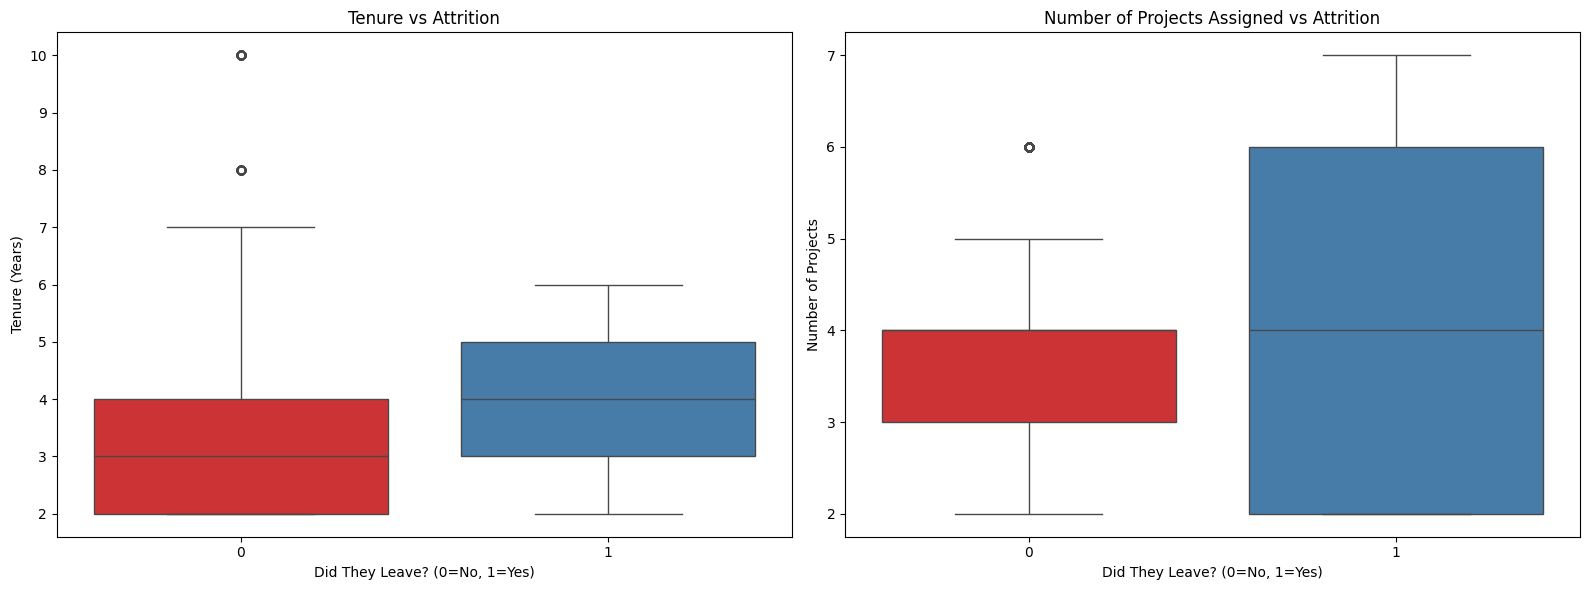
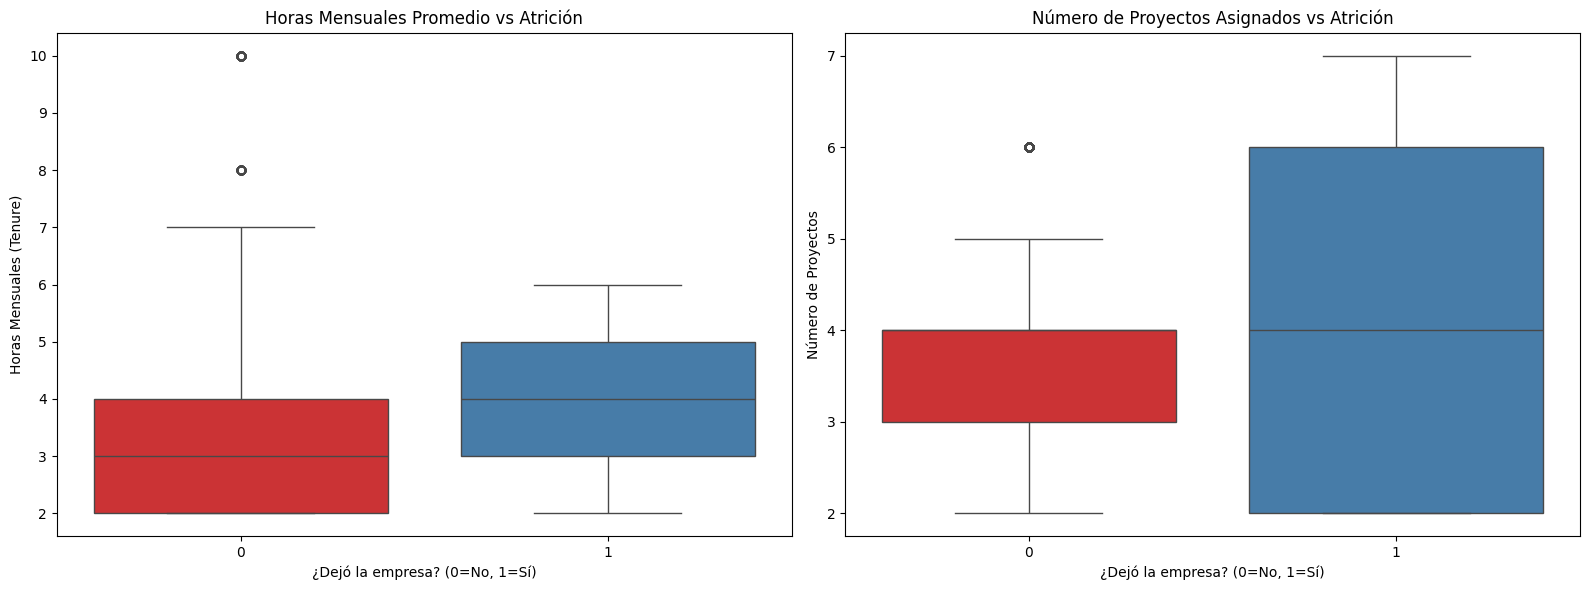
The change to this notebook cell's code, shown as a diff; its figure went from the first image to the second:
--- before
+++ after
@@ -1,16 +1,15 @@
-### Boxplots for critical features by attrition status
 fig, ax = plt.subplots(1, 2, figsize=(16, 6))
 
-## Boxplot of average monthly hours by attrition status
-sns.boxplot(data=df, x='left', y='tenure', ax=ax[0], palette='Set1')
-ax[0].set_title('Tenure vs Attrition')
-ax[0].set_xlabel('Did They Leave? (0=No, 1=Yes)')
-ax[0].set_ylabel('Tenure (Years)')
+# Boxplot of Average Monthly Hours (Renamed to tenure) vs Attrition
+sns.boxplot(data=df, x='left', y='tenure', hue='left', ax=ax[0], palette='Set1', legend=False)
+ax[0].set_title('Horas Mensuales Promedio vs Atrición')
+ax[0].set_xlabel('¿Dejó la empresa? (0=No, 1=Sí)')
+ax[0].set_ylabel('Horas Mensuales (Tenure)')
 
-# Boxplot of number of projects by attrition status
-sns.boxplot(data=df, x='left', y='number_project', ax=ax[1], palette='Set1')
-ax[1].set_title('Number of Projects Assigned vs Attrition')
-ax[1].set_xlabel('Did They Leave? (0=No, 1=Yes)')
-ax[1].set_ylabel('Number of Projects')
+# Boxplot of Number of Projects vs Attrition
+sns.boxplot(data=df, x='left', y='number_project', hue='left', ax=ax[1], palette='Set1', legend=False)
+ax[1].set_title('Número de Proyectos Asignados vs Atrición')
+ax[1].set_xlabel('¿Dejó la empresa? (0=No, 1=Sí)')
+ax[1].set_ylabel('Número de Proyectos')
 
 plt.tight_layout()

Commit: CodeV1.1(EDA)